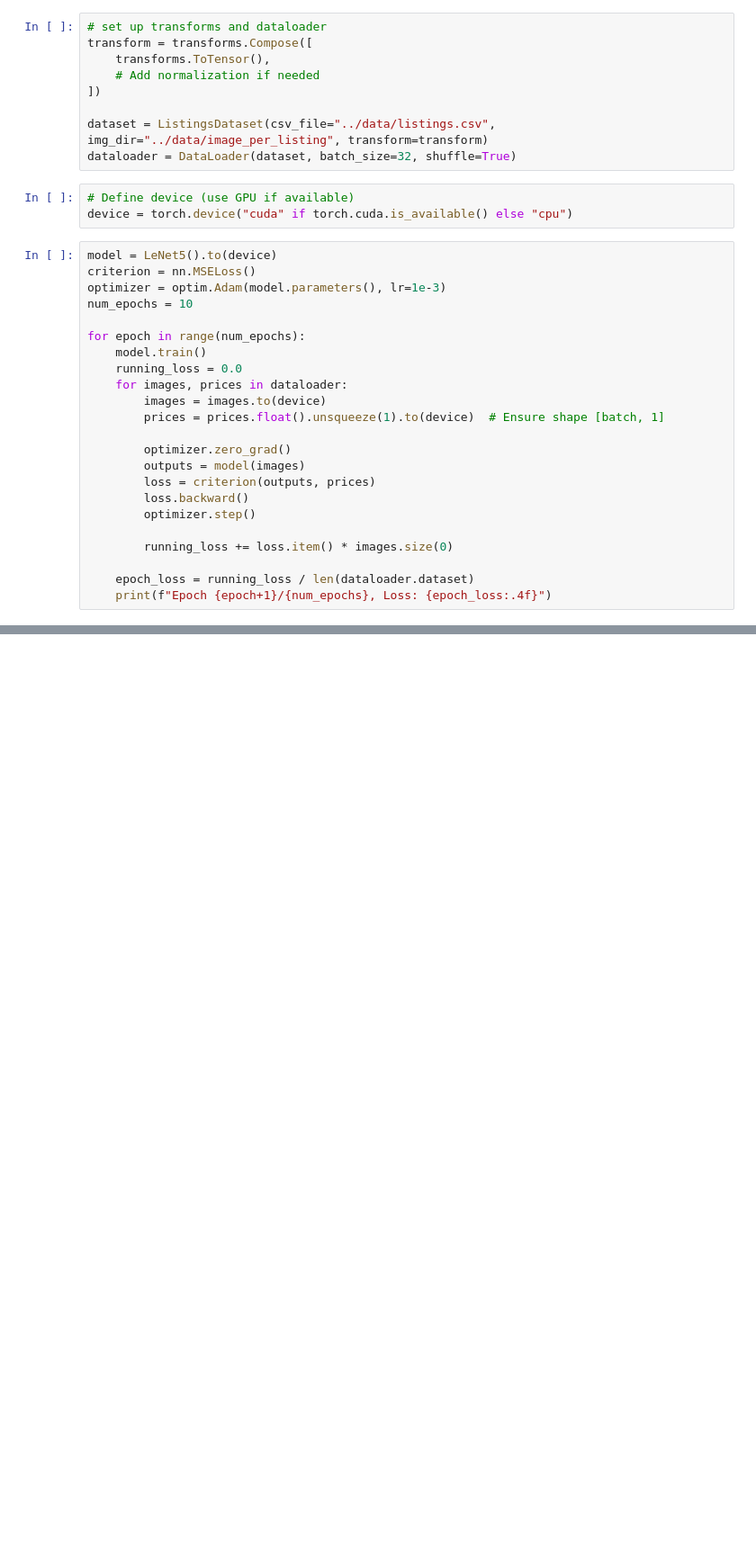
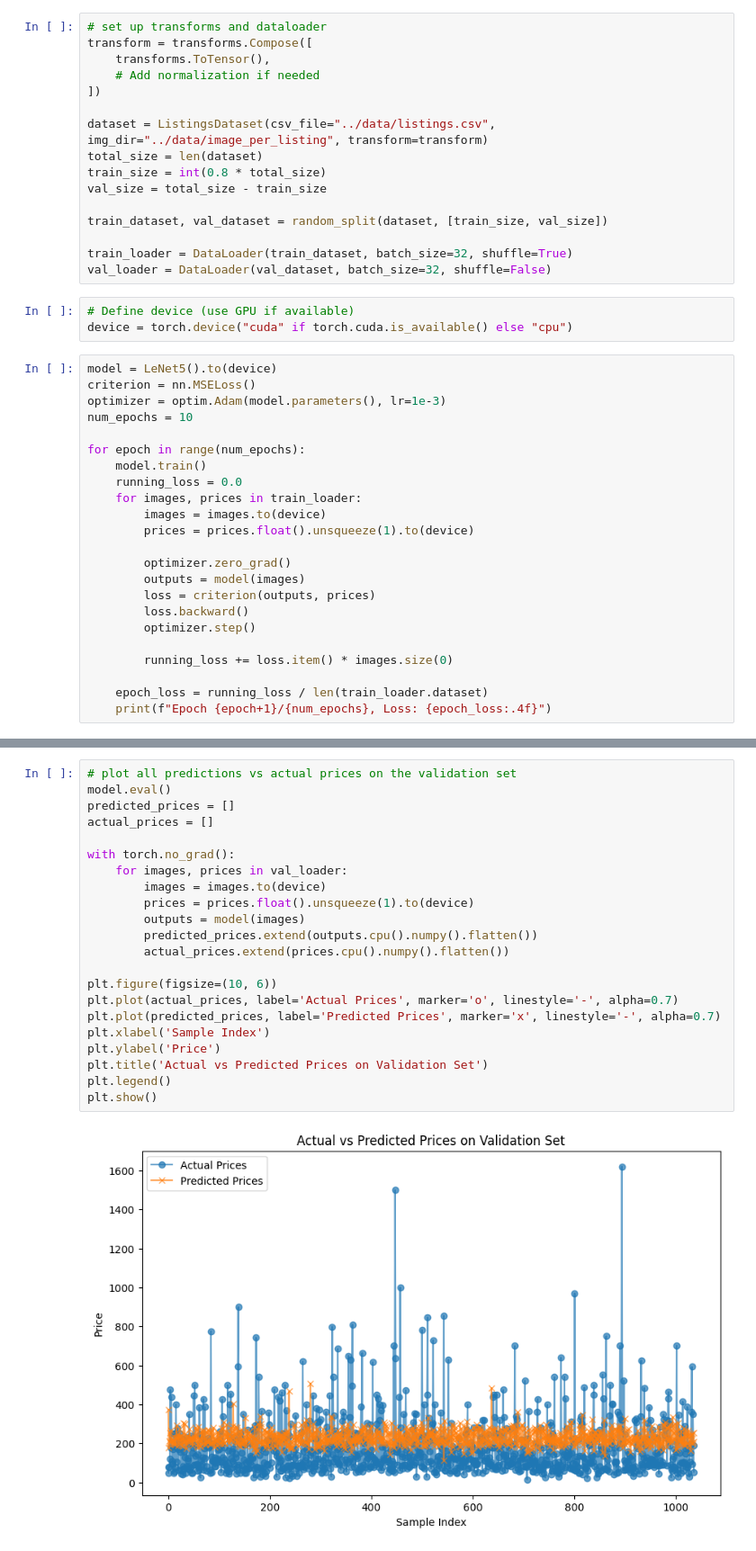
Before and after one commit to mlobermeier/ML_Project, a Jupyter notebook: notebooks/image_model.ipynb, the cells around one changed output, grey strips where cells are left out. Shown at 90% size. Saved outputs shown, nothing was run; the diff lists cells and outputs as text; blank space fills up the shorter version.

Commit message:
add graph to visualize predicted values vs visualization plot

```diff
--- a/notebooks/image_model.ipynb
+++ b/notebooks/image_model.ipynb
@@ -30,7 +35,14 @@ transform = transforms.Compose([
 ])
 
 dataset = ListingsDataset(csv_file="../data/listings.csv", img_dir="../data/image_per_listing", transform=transform)
-dataloader = DataLoader(dataset, batch_size=32, shuffle=True)
+total_size = len(dataset)
+train_size = int(0.8 * total_size)
+val_size = total_size - train_size
+
+train_dataset, val_dataset = random_split(dataset, [train_size, val_size])
+
+train_loader = DataLoader(train_dataset, batch_size=32, shuffle=True)
+val_loader = DataLoader(val_dataset, batch_size=32, shuffle=False)
 # %%
 # Define device (use GPU if available)
 device = torch.device("cuda" if torch.cuda.is_available() else "cpu")
@@ -43,9 +55,9 @@ num_epochs = 10
 for epoch in range(num_epochs):
     model.train()
     running_loss = 0.0
-    for images, prices in dataloader:
+    for images, prices in train_loader:
         images = images.to(device)
-        prices = prices.float().unsqueeze(1).to(device)  # Ensure shape [batch, 1]
+        prices = prices.float().unsqueeze(1).to(device)
 
         optimizer.zero_grad()
         outputs = model(images)
@@ -55,6 +67,6 @@ for epoch in range(num_epochs):
 
         running_loss += loss.item() * images.size(0)
 
-    epoch_loss = running_loss / len(dataloader.dataset)
+    epoch_loss = running_loss / len(train_loader.dataset)
     print(f"Epoch {epoch+1}/{num_epochs}, Loss: {epoch_loss:.4f}")
 # %% [output]
@@ -79,0 +94,24 @@ Predicted price: 147.16
+# %%
+# plot all predictions vs actual prices on the validation set
+model.eval()
+predicted_prices = []
+actual_prices = []
+
+with torch.no_grad():
+    for images, prices in val_loader:
+        images = images.to(device)
+        prices = prices.float().unsqueeze(1).to(device)
+        outputs = model(images)
+        predicted_prices.extend(outputs.cpu().numpy().flatten())
+        actual_prices.extend(prices.cpu().numpy().flatten())
+
+plt.figure(figsize=(10, 6))
+plt.plot(actual_prices, label='Actual Prices', marker='o', linestyle='-', alpha=0.7)
+plt.plot(predicted_prices, label='Predicted Prices', marker='x', linestyle='-', alpha=0.7)
+plt.xlabel('Sample Index')
+plt.ylabel('Price')
+plt.title('Actual vs Predicted Prices on Validation Set')
+plt.legend()
+plt.show()
+# %% [output]
+[figure, added]
```
Also changed, not shown: parts of 4 cells of this notebook, 1 other file.
